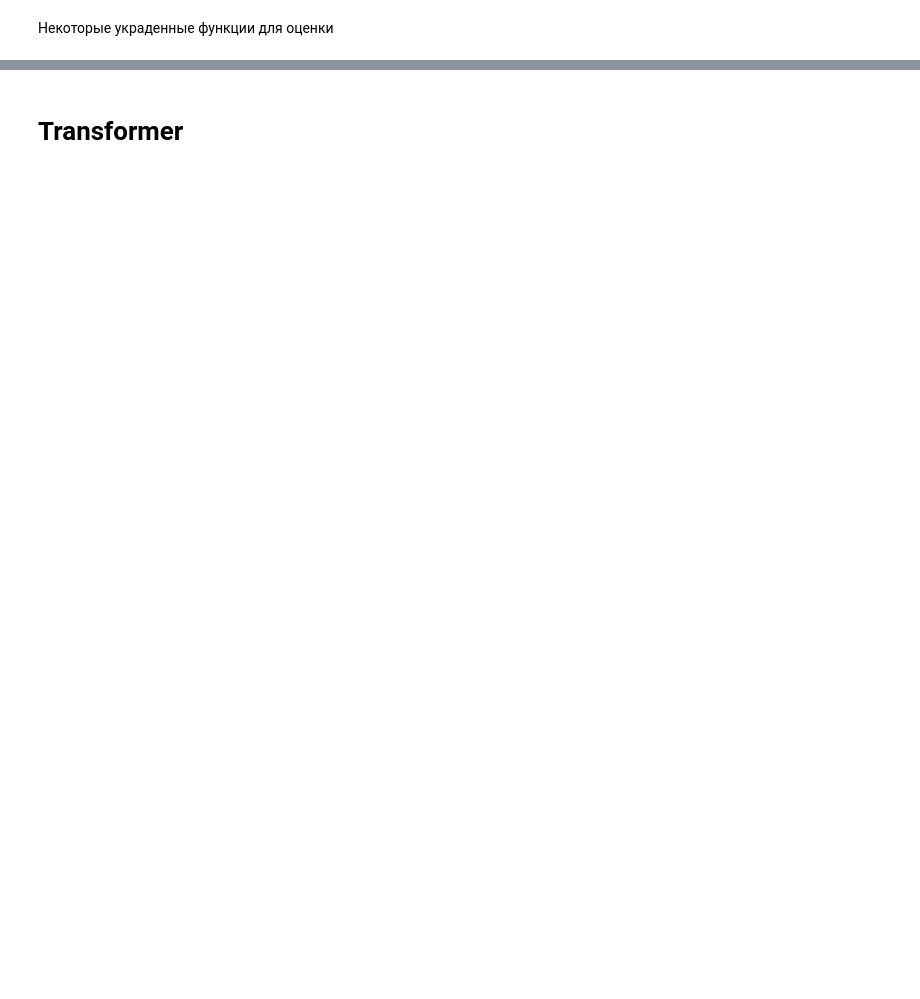
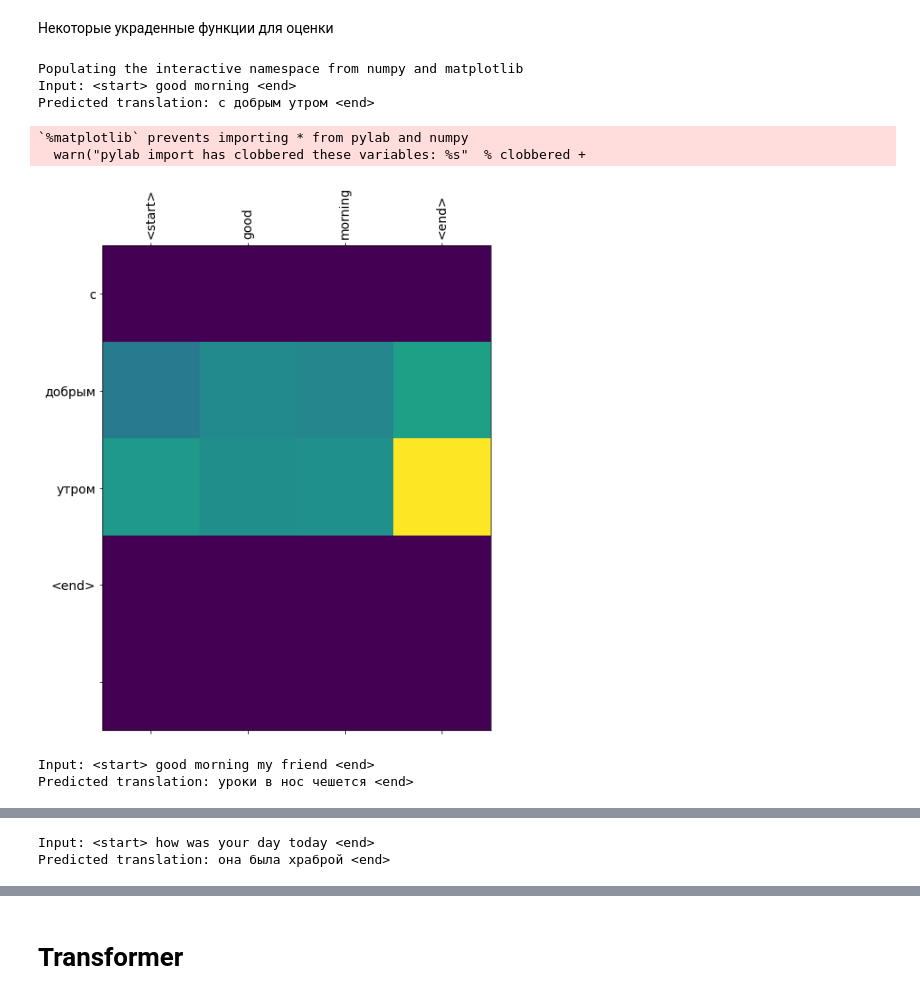
Before and after one commit to VokiVon-P/GB_NLP, a Jupyter notebook: HW/HW_07/HW_07.ipynb, the cells around one changed output, grey strips where cells are left out. Cells and saved outputs as stored; diff of their text form; code cells hidden in the pictures; blank space fills up the shorter version.

```diff
--- a/HW/HW_07/HW_07.ipynb
+++ b/HW/HW_07/HW_07.ipynb
@@ -21,10 +21,10 @@ from tensorflow.keras.callbacks import EarlyStopping
 
 import numpy as np
 # %%
-batch_size = 32
+batch_size = 64
 epochs = 100
 latent_dim = 512
-num_samples = 20000
+num_samples = 10000
 data_path = '../data/rus-eng/rus.txt'
 # %%
 with open(data_path, 'r', encoding='utf-8') as f:
@@ -172,15 +189,19 @@ for seq_index in range(100):
 # %% [markdown]
 ## Поднимемся на уровень слов, чтобы можно было что-то более адекватное посчитать за адекватное время
 # %%
+import re
 # tf.enable_eager_execution()
 
 input_texts = []
 target_texts = []
+# на 10000 - ругается и обзывается :) - в прямом смысле - на русском!
+word_num_samples = 20000
 
 def preprocess_sentence(w):
+    """ добавим русский язык в препроцесинг """
     w = re.sub(r"([?.!,¿])", r" \1 ", w)
     w = re.sub(r'[" "]+', " ", w)
-    w = re.sub(r"[^a-zA-Zа-яА-Я?.!,¿]+", " ", w)
+    w = re.sub(r"[^a-zA-Zа-яА-Я]+", " ", w)
     w = w.strip()
     w = '<start> ' + w + ' <end>'
     return w
@@ -188,7 +209,7 @@ def preprocess_sentence(w):
 with open(data_path, 'r', encoding='utf-8') as f:
     lines = f.read().split('\n')
 
-for line in lines[: min(num_samples, len(lines) - 1)]:
+for line in lines[: min(word_num_samples, len(lines) - 1)]:
     input_text, target_text, _ = line.split('\t')
     target_text = '\t' + target_text + '\n'
     input_texts.append(preprocess_sentence(input_text))
@@ -211,9 +232,9 @@ from sklearn.model_selection import train_test_split
 input_tensor_train, input_tensor_val, target_tensor_train, target_tensor_val = train_test_split(input_tensor, target_tensor, test_size=0.2)
 # %%
 BUFFER_SIZE = len(input_tensor_train)
-BATCH_SIZE = batch_size
+BATCH_SIZE = 1024 #batch_size
 steps_per_epoch = len(input_tensor_train)//BATCH_SIZE
-embedding_dim = 512
+embedding_dim = 256
 units = 1024
 
 vocab_inp_size = len(inp_lang_tokenizer.word_index)+1
@@ -384,7 +423,17 @@ def translate(sentence):
     plot_attention(attention_plot, sentence.split(' '), result.split(' '))
 # %%
 %pylab inline
+translate(u'good morning')
 
 translate(u'good morning my friend')
 
 translate(u'how was your day today')
+# %% [output]
+Populating the interactive namespace from numpy and matplotlib
+Input: <start> good morning <end>
+Predicted translation: с добрым утром <end>
+`%matplotlib` prevents importing * from pylab and numpy
+  warn("pylab import has clobbered these variables: %s"  % clobbered +
+[figure, added]
+Input: <start> good morning my friend <end>
+Predicted translation: уроки в нос чешется <end>
@@ -390,0 +441,2 @@ translate(u'how was your day today')
+Input: <start> how was your day today <end>
+Predicted translation: она была храброй <end>
```
Also changed, not shown: parts of 9 cells of this notebook, 1 other file.
